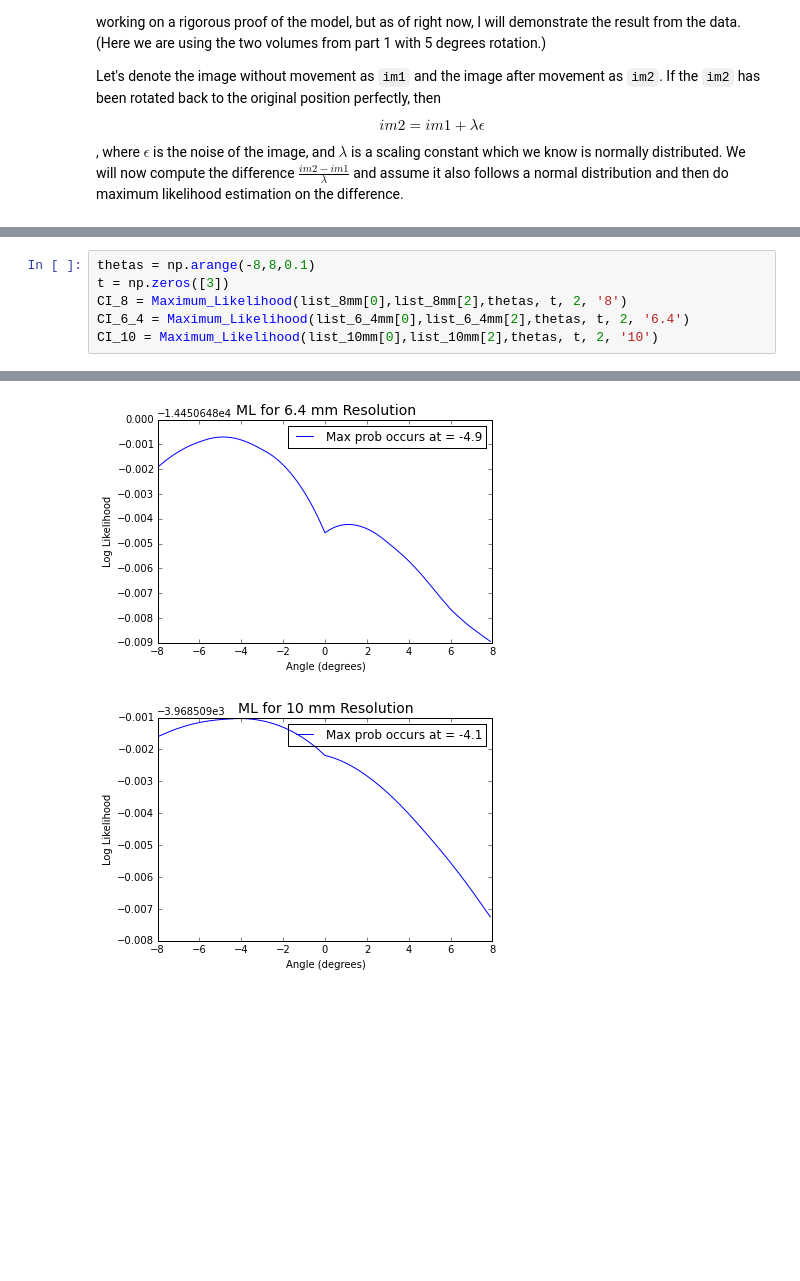
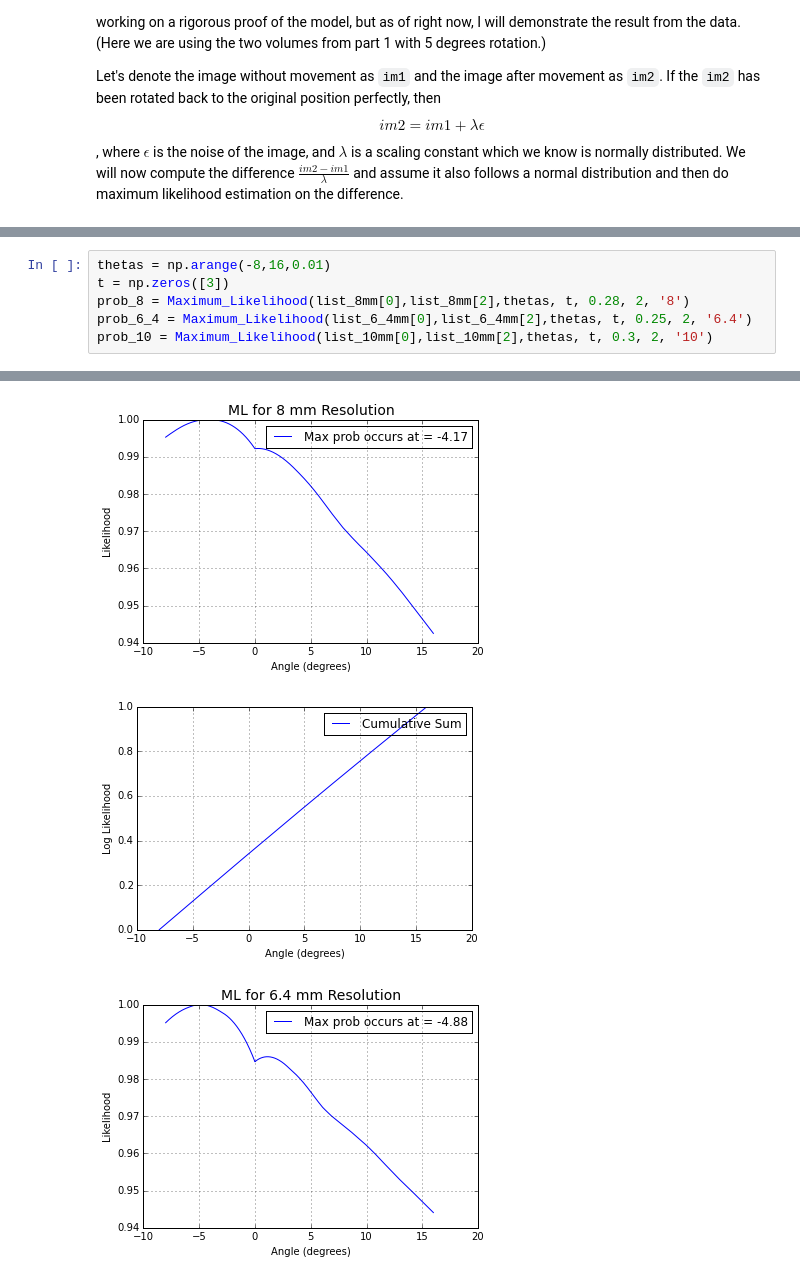
Before and after one commit to zyzdiana/AC297r-Volume-Registration, a Jupyter notebook: Multiple_Resolutions.ipynb, the cells around one changed output, grey strips where cells are left out. Drawn from its saved outputs; the diff is of its cells as text; blank space fills up the shorter version.

```diff
--- a/Multiple_Resolutions.ipynb
+++ b/Multiple_Resolutions.ipynb
@@ -189,7 +271,7 @@ plot_CI(CI_8, CI_6_4, CI_10)
 # %%
-thetas = np.arange(-8,8,0.1)
+thetas = np.arange(-8,16,0.01)
 t = np.zeros([3])
-CI_8 = Maximum_Likelihood(list_8mm[0],list_8mm[2],thetas, t, 2, '8')
-CI_6_4 = Maximum_Likelihood(list_6_4mm[0],list_6_4mm[2],thetas, t, 2, '6.4')
-CI_10 = Maximum_Likelihood(list_10mm[0],list_10mm[2],thetas, t, 2, '10')
+prob_8 = Maximum_Likelihood(list_8mm[0],list_8mm[2],thetas, t, 0.28, 2, '8')
+prob_6_4 = Maximum_Likelihood(list_6_4mm[0],list_6_4mm[2],thetas, t, 0.25, 2, '6.4')
+prob_10 = Maximum_Likelihood(list_10mm[0],list_10mm[2],thetas, t, 0.3, 2, '10')
 # %% [output]
@@ -197,2 +279,3 @@ CI_10 = Maximum_Likelihood(list_10mm[0],list_10mm[2],thetas, t, 2, '10')
-[figure, old version]
+[figure, new version]
-[figure, old version]
+[figure, new version]
+[figure, added]
```
Also changed, not shown: parts of 21 cells of this notebook, 10 other files.
